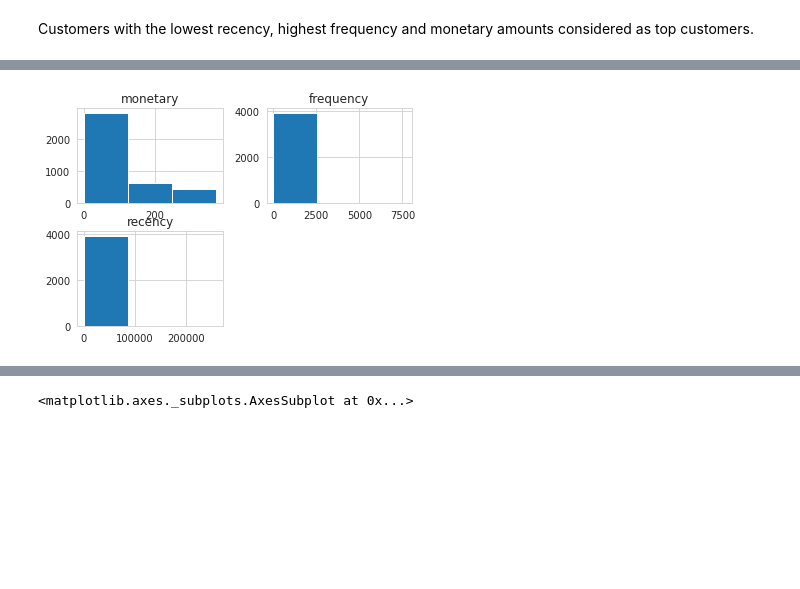
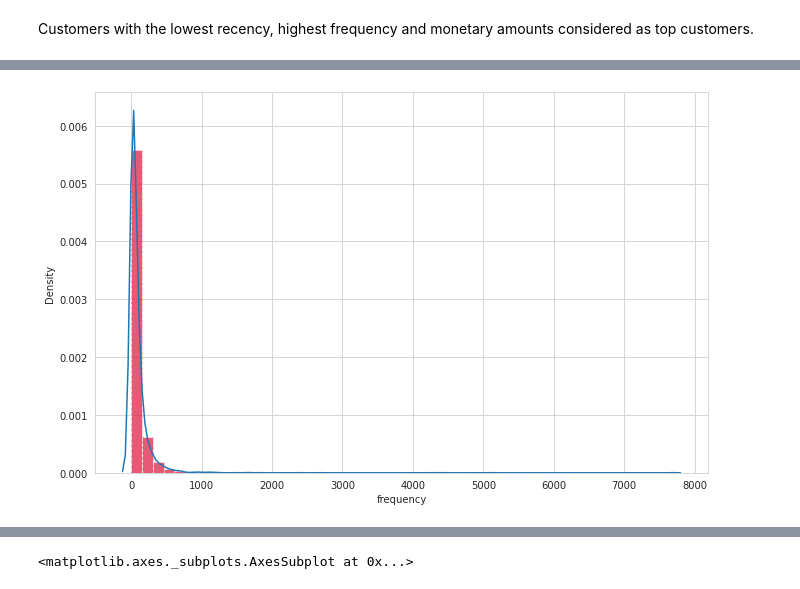
Before and after one commit to asim5800/Online-Retail-Customer-Segmentation-, a Jupyter notebook: Online_Retail_Customer_Segmentation_Capstone_Project.ipynb, the cells around one changed output, grey strips where cells are left out. Cells and saved outputs as stored; diff of their text form; code cells hidden in the pictures; blank space fills up the shorter version.

```diff
--- a/Online_Retail_Customer_Segmentation_Capstone_Project.ipynb
+++ b/Online_Retail_Customer_Segmentation_Capstone_Project.ipynb
@@ -626,7 +631,12 @@ rfm.describe()
-# %%
-plot
-# %% [output]
-[figure, removed]
+# %%
+#checkig age distribution in our dataset
+fig, ax = plt.subplots()
+fig.set_size_inches(11, 7)
+sns.distplot(rfm["frequency"],
+                hist_kws = {'color':'#DC143C',
+                     'linestyle':'--', 'alpha':0.7});
+# %% [output]
+[figure, added]
 # %%
 x= rfm['recency']
 
```
Also changed, not shown: parts of 50 cells of this notebook.
